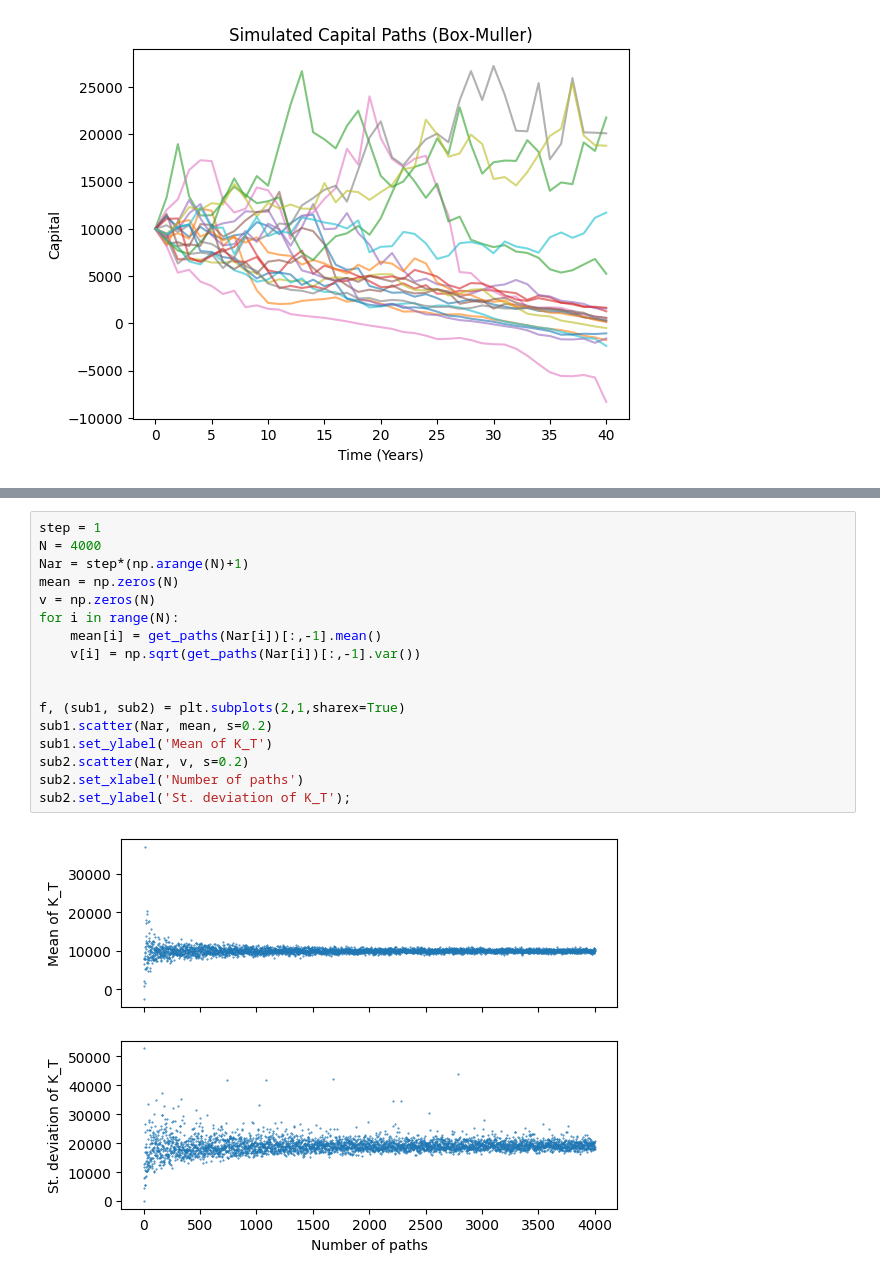
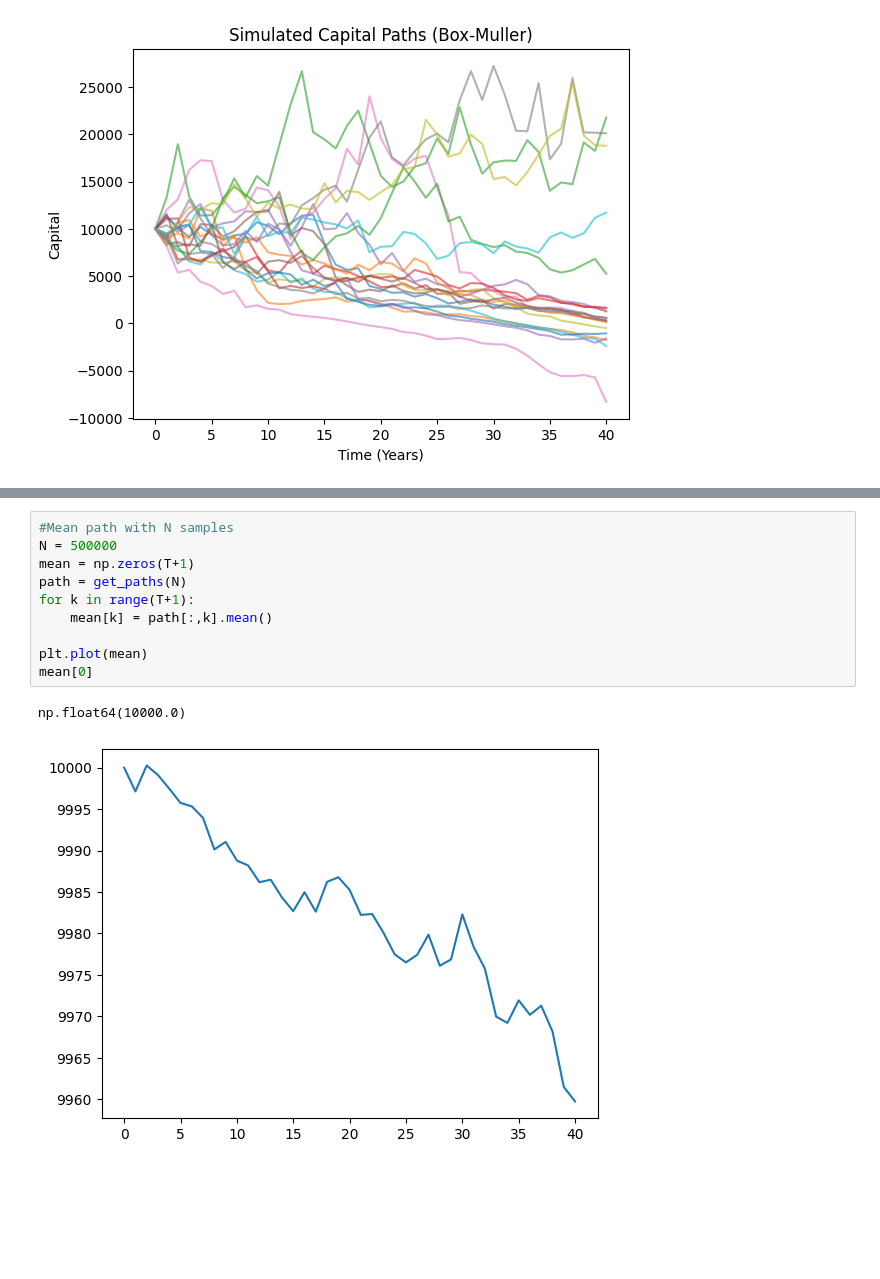
Before and after one commit to tim901225pn-ui/ConteCarlo, a Jupyter notebook: Untitled-1.ipynb, the cells around one changed output, grey strips where cells are left out. Saved outputs shown, nothing was run; the diff lists cells and outputs as text; blank space fills up the shorter version.

```diff
--- a/Untitled-1.ipynb
+++ b/Untitled-1.ipynb
@@ -71,19 +91,13 @@ plt.show()
 # %%
-step = 1
-N = 4000
-Nar = step*(np.arange(N)+1)
-mean = np.zeros(N)
-v = np.zeros(N)
-for i in range(N):
-    mean[i] = get_paths(Nar[i])[:,-1].mean()
-    v[i] = np.sqrt(get_paths(Nar[i])[:,-1].var())
+#Mean path with N samples
+N = 500000
+mean = np.zeros(T+1)
+path = get_paths(N)
+for k in range(T+1):
+    mean[k] = path[:,k].mean()
 
-
-f, (sub1, sub2) = plt.subplots(2,1,sharex=True)
-sub1.scatter(Nar, mean, s=0.2)
-sub1.set_ylabel('Mean of K_T')
-sub2.scatter(Nar, v, s=0.2)
-sub2.set_xlabel('Number of paths')
-sub2.set_ylabel('St. deviation of K_T');
+plt.plot(mean)
+mean[0]
 # %% [output]
+np.float64(10000.0)
-[figure, old version]
+[figure, new version]
```
Also changed, not shown: parts of 1 cell of this notebook.
